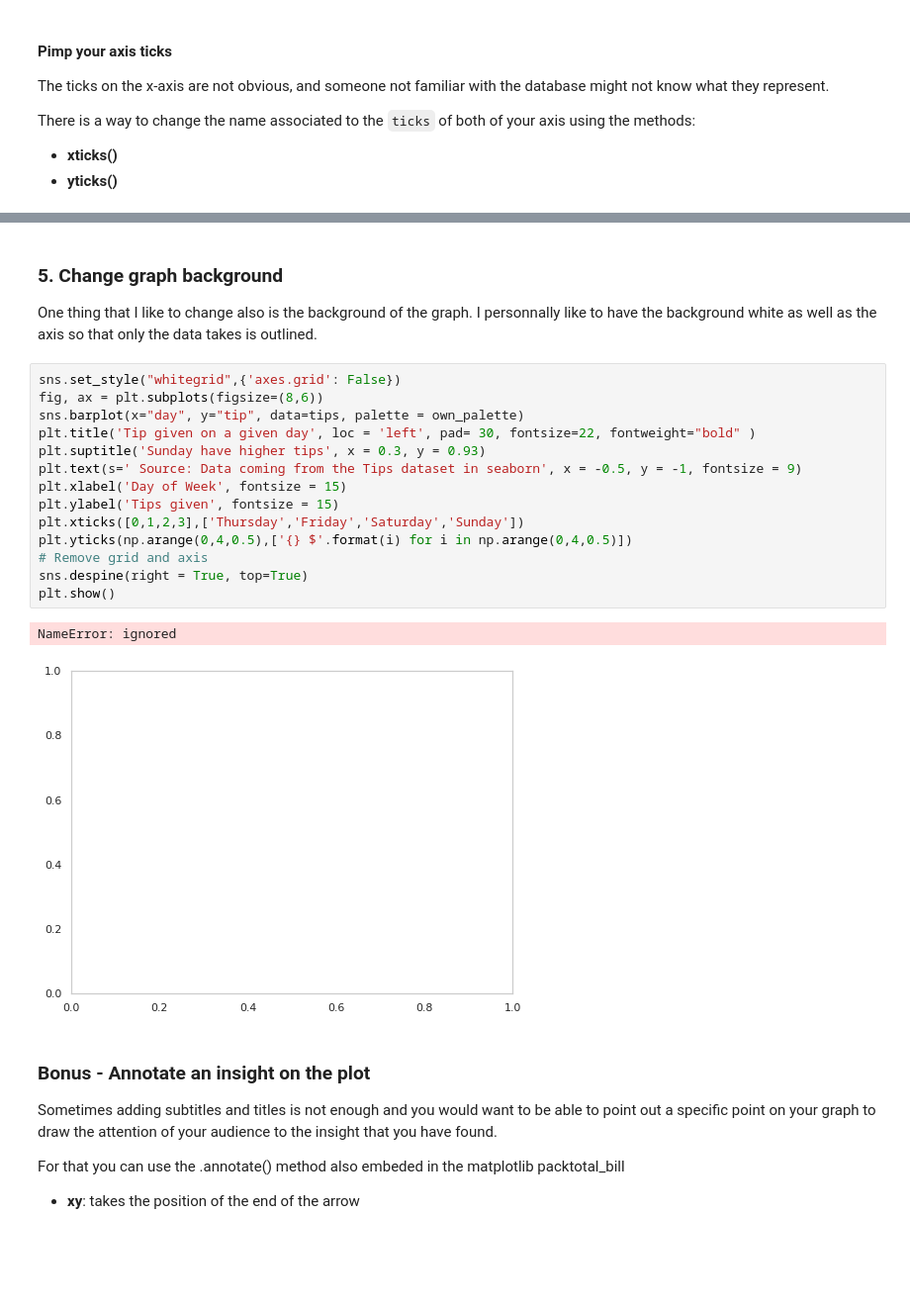
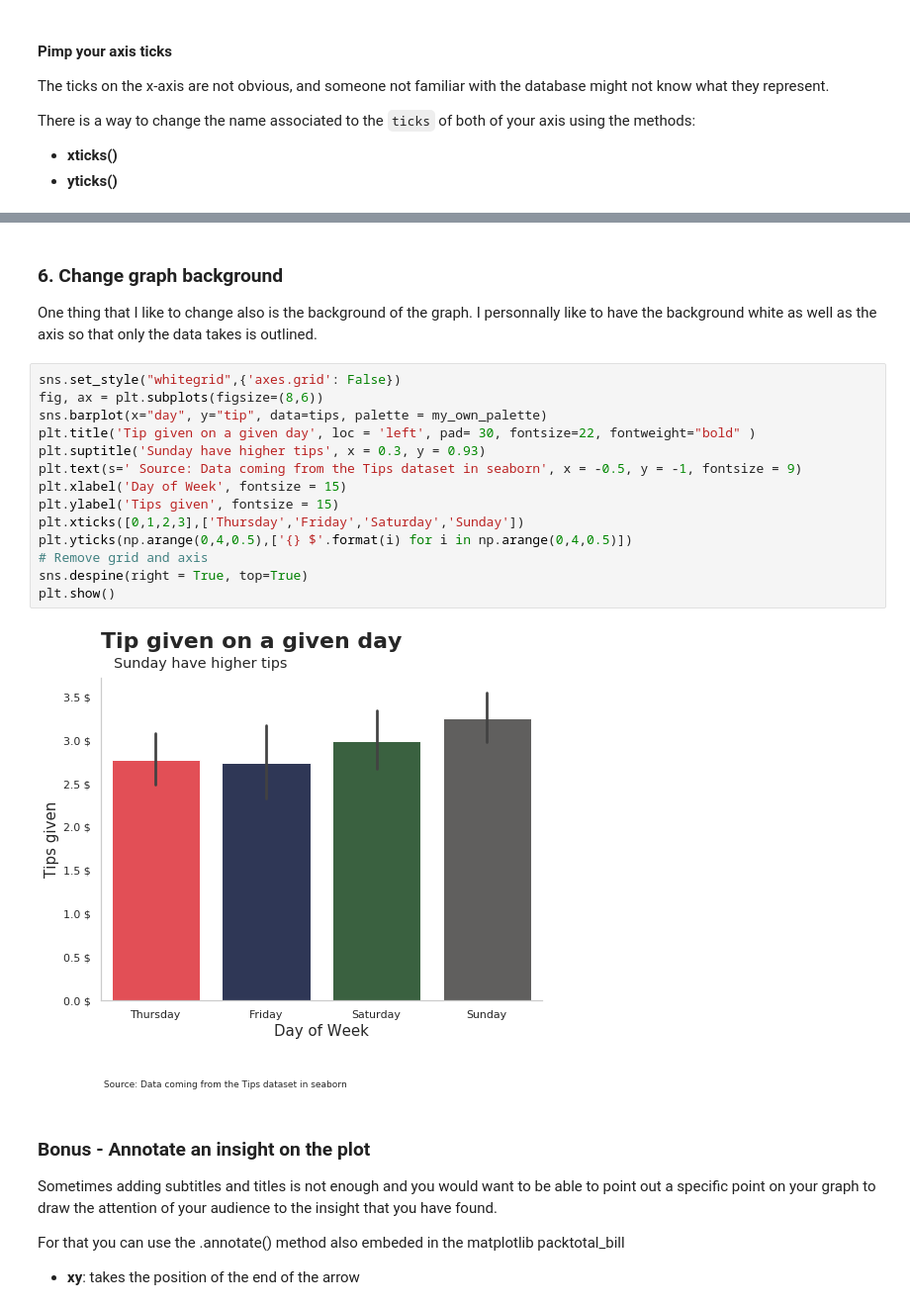
Before and after one commit to ReDI-School/data-analytics, a Jupyter notebook: Class material/Class-09_How_to_customize_your_graphs/09-How_to_customize_your_visualisation.ipynb, the cells around one changed output, grey strips where cells are left out. Shown at 99% size. Drawn from its saved outputs; the diff is of its cells as text; blank space fills up the shorter version.

```diff
--- a/Class material/Class-09_How_to_customize_your_graphs/09-How_to_customize_your_visualisation.ipynb
+++ b/Class material/Class-09_How_to_customize_your_graphs/09-How_to_customize_your_visualisation.ipynb
@@ -329,24 +445,23 @@ plt.xticks([0,1],['Smoker','Non Smoker']);
 # %% [markdown]
-### 5. Change graph background
+### 6. Change graph background
 
 One thing that I like to change also is the background of the graph. I personnally like to have the background white as well as the axis so that only the data takes is outlined.
 # %%
 sns.set_style("whitegrid",{'axes.grid': False})
 fig, ax = plt.subplots(figsize=(8,6))
-sns.barplot(x="day", y="tip", data=tips, palette = own_palette)
+sns.barplot(x="day", y="tip", data=tips, palette = my_own_palette)
 plt.title('Tip given on a given day', loc = 'left', pad= 30, fontsize=22, fontweight="bold" )
 plt.suptitle('Sunday have higher tips', x = 0.3, y = 0.93)
 plt.text(s=' Source: Data coming from the Tips dataset in seaborn', x = -0.5, y = -1, fontsize = 9)
 plt.xlabel('Day of Week', fontsize = 15)
 plt.ylabel('Tips given', fontsize = 15)
 plt.xticks([0,1,2,3],['Thursday','Friday','Saturday','Sunday'])
 plt.yticks(np.arange(0,4,0.5),['{} $'.format(i) for i in np.arange(0,4,0.5)])
 # Remove grid and axis
 sns.despine(right = True, top=True)
 plt.show()
 # %% [output]
-NameError: ignored
-[figure, old version]
+[figure, new version]
 # %% [markdown]
 ### Bonus -  Annotate an insight on the plot
 
```
Also changed, not shown: parts of 24 cells of this notebook.
